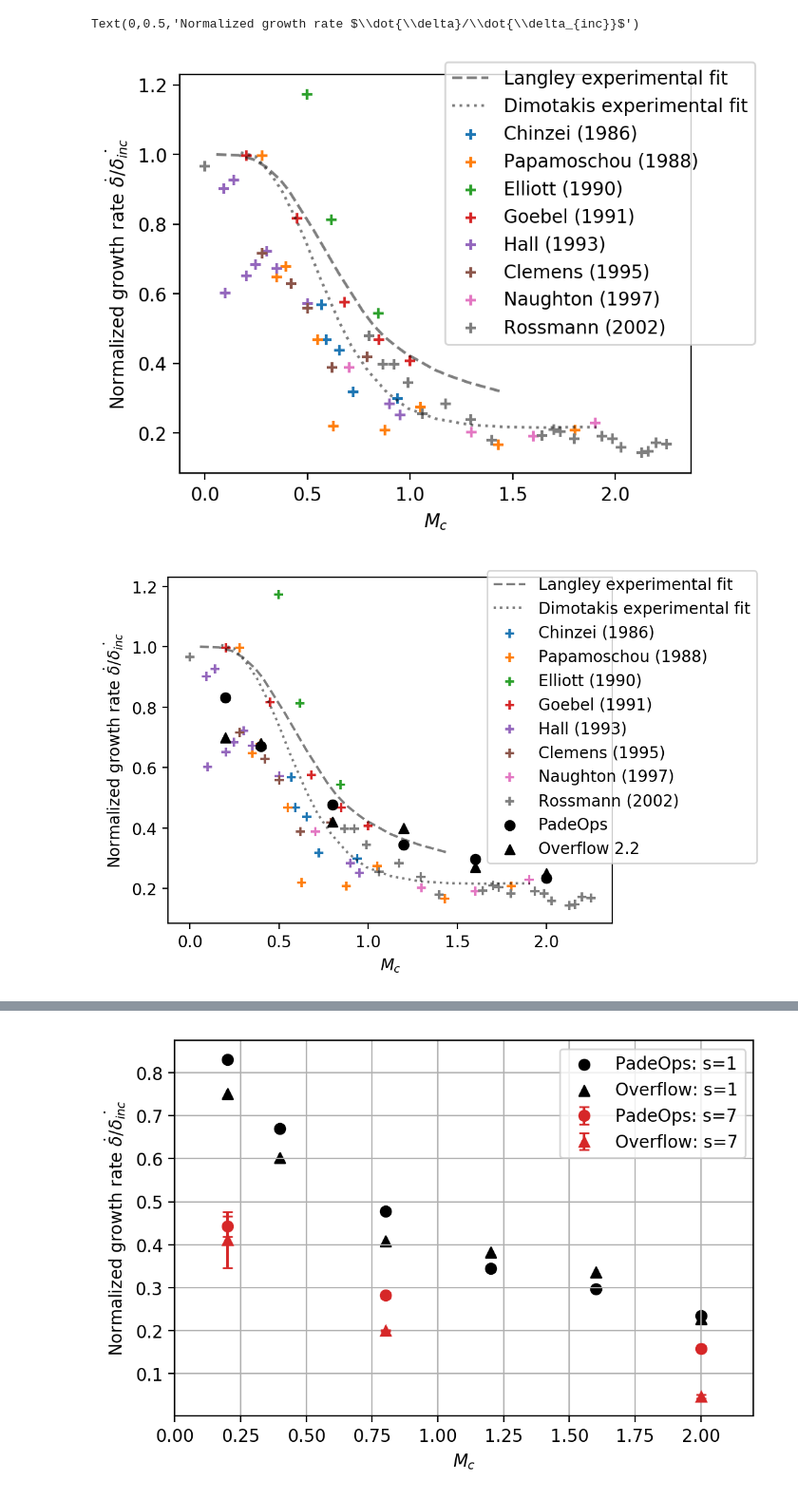
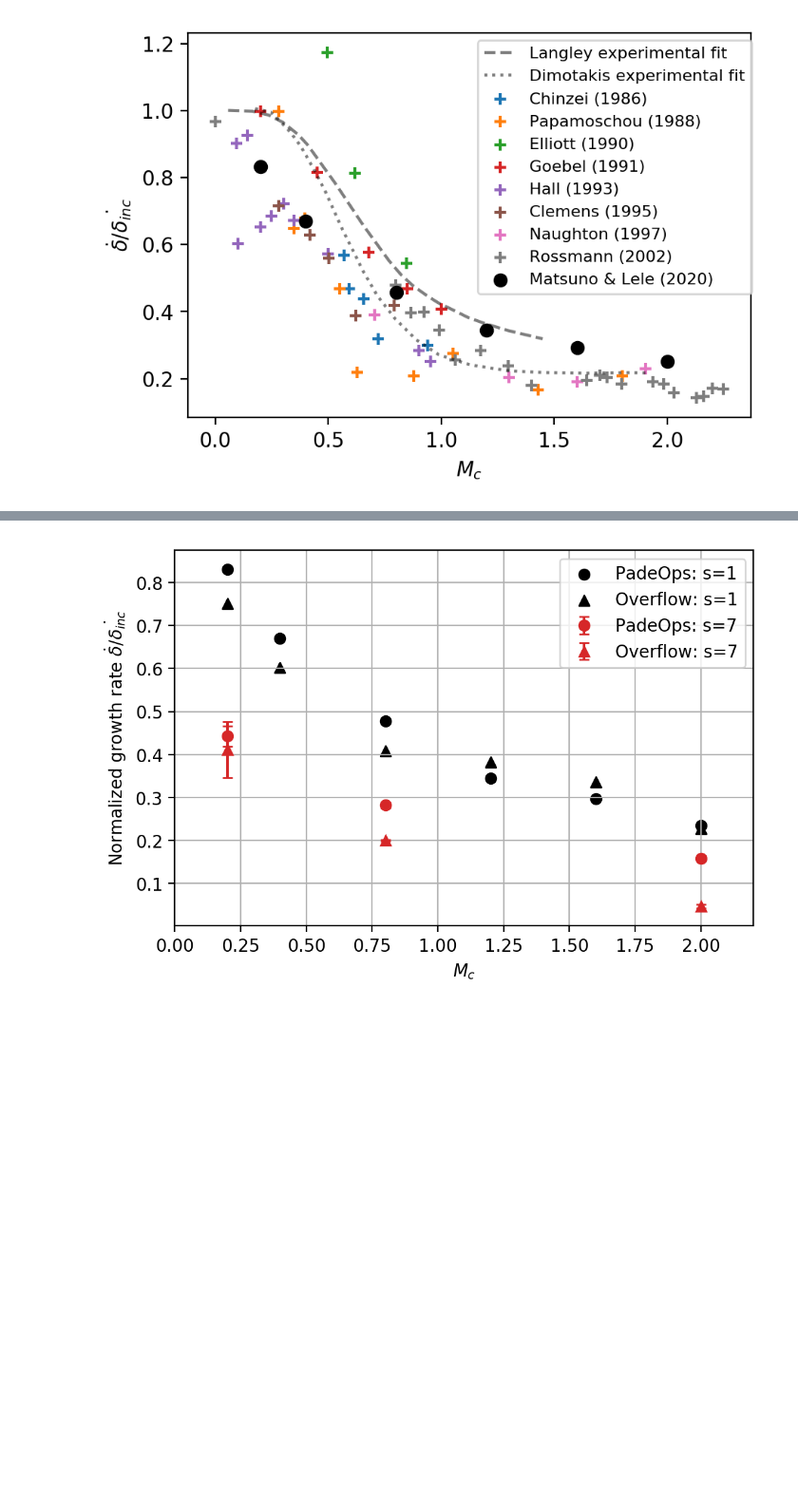
Before and after one commit to FPAL-Stanford-University/FloATPy, a Jupyter notebook: post/plot_growth_lit.ipynb, the cells around one changed output, grey strips where cells are left out. Shown at 95% size. Drawn from its saved outputs; the diff is of its cells as text; code cells hidden in the pictures; blank space fills up the shorter version.

```diff
--- a/post/plot_growth_lit.ipynb
+++ b/post/plot_growth_lit.ipynb
@@ -25,10 +25,10 @@ dtheta_inc = { #Brown & Roshko Fig. 15
 dtheta = {
     0.2: 0.8313409423823516,
     0.4: 0.6704432477570811,
-    0.8: 0.47733025,
+    0.8: 0.456550549109,
     1.2: 0.3444444444,
-    1.6: 0.29683613,
-    2.0: 0.23418328}
+    1.6: 0.291629202186,
+    2.0: 0.251843521922}
 
 # Computed as (dtheta/dtheta_inc)/tID
 dtheta_ovf0 = {
@@ -73,55 +73,45 @@ def plot_lit():
     Mc,growth=read_data('fits/Langley')
     plt.plot(Mc,growth,'k--',alpha=0.5,label='Langley experimental fit')
     Mc,growth=read_data('fits/Dimotakis')
     plt.plot(Mc,growth,'k:',alpha=0.5,label='Dimotakis experimental fit')
 
     # data files
     files = [f for f in get_files('/home/kmatsuno/FloATPy/post/lit/')]
     years = [f[-4::] for f in files]
     file_dict = {}
     for i in range(len(files)):
         auth,year = files[i].split('_')
         file_dict[year] = auth
 
     # Plot, sorted by year
     for year in sorted(years):
         auth = file_dict[year]
         if auth=='Pantano':
             pass
             #Mc,growth = read_data(auth+'_'+year)
             #plt.scatter(Mc,growth,marker='^',color='C3',label=auth + ' ('+year+')')
         else:
             Mc,growth = read_data(auth+'_'+year)
             plt.scatter(Mc,growth,marker='+',label=auth + ' ('+year+')')
 
 # PadeOps data:
-plt.figure(figsize=(5,4),dpi=200)
+plt.figure(figsize=(5,3.5),dpi=200)
 plot_lit()
-# plt.scatter(dtheta.keys(),dtheta.values(),marker='o',color='k',label='Matsuno & Lele (2019)')
-plt.legend(bbox_to_anchor=(0.5, 0.3))
+plt.scatter(dtheta.keys(),dtheta.values(),marker='o',color='k',label='Matsuno & Lele (2020)')
+plt.legend(bbox_to_anchor=(0.5, 0.3),prop={'size': 8})
 plt.xlabel('$M_c$')
-plt.ylabel('Normalized growth rate $\dot{\delta}/\dot{\delta_{inc}}$')
-plt.savefig('/home/kmatsuno/ShearLayer_img/growth_lit_only.png',dpi=200, bbox_inches='tight')
+plt.ylabel('$\dot{\delta}/\dot{\delta_{inc}}$')
+plt.savefig('/home/kmatsuno/ShearLayer_img/growth_lit.png',dpi=200, bbox_inches='tight')
 
 # PadeOps vs Overflow
-plt.figure(figsize=(5,4),dpi=200)
-plot_lit()
-plt.scatter(dtheta.keys(),dtheta.values(),marker='o',color='k',label='PadeOps')
-plt.scatter(dtheta_ovf.keys(),dtheta_ovf.values(),marker='^',color='k',label='Overflow 2.2')
-# plt.scatter(dtheta_ovf0.keys(),dtheta_ovf0.values(),marker='*',label='test')
-plt.legend(bbox_to_anchor=(0.7, 0.15))
-plt.xlabel('$M_c$')
-plt.ylabel('Normalized growth rate $\dot{\delta}/\dot{\delta_{inc}}$')
-plt.savefig('/home/kmatsuno/Ovf_compare/growth_lit.png',dpi=200, bbox_inches='tight')
-
-# Experimental data only
-plt.figure(figsize=(5,4),dpi=200)
-plot_lit()
-plt.legend(bbox_to_anchor=(0.5, 0.3))
-plt.xlabel('$M_c$')
-plt.ylabel('Normalized growth rate $\dot{\delta}/\dot{\delta_{inc}}$')
-#plt.savefig('/home/kmatsuno/ShearLayer_img/growth_lit.png',dpi=200, bbox_inches='tight')
+# plt.figure(figsize=(5,4),dpi=200)
+# plot_lit()
+# plt.scatter(dtheta.keys(),dtheta.values(),marker='o',color='k',label='PadeOps')
+# plt.scatter(dtheta_ovf.keys(),dtheta_ovf.values(),marker='^',color='k',label='Overflow 2.2')
+# # plt.scatter(dtheta_ovf0.keys(),dtheta_ovf0.values(),marker='*',label='test')
+# plt.legend(bbox_to_anchor=(0.7, 0.15))
+# plt.xlabel('$M_c$')
+# plt.ylabel('Normalized growth rate $\dot{\delta}/\dot{\delta_{inc}}$')
+# plt.savefig('/home/kmatsuno/Ovf_compare/growth_lit.png',dpi=200, bbox_inches='tight')
 # %% [output]
-Text(0,0.5,'Normalized growth rate $\\dot{\\delta}/\\dot{\\delta_{inc}}$')
-[figure, old version]
+[figure, new version]
-[figure, removed]
```
Also changed, not shown: parts of 3 cells of this notebook, 34 other files.
